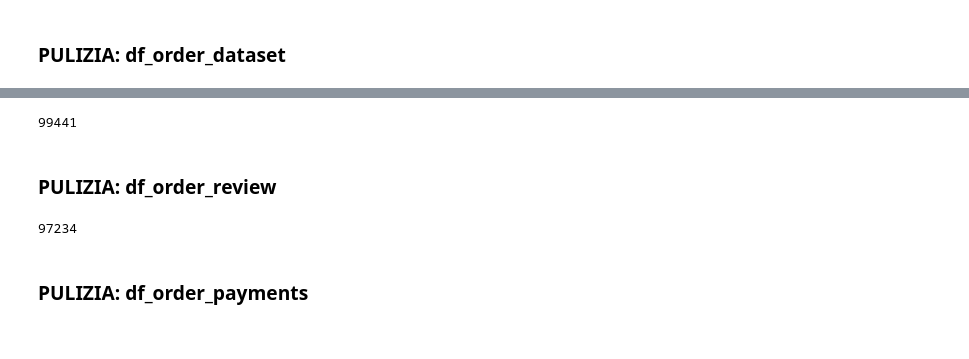
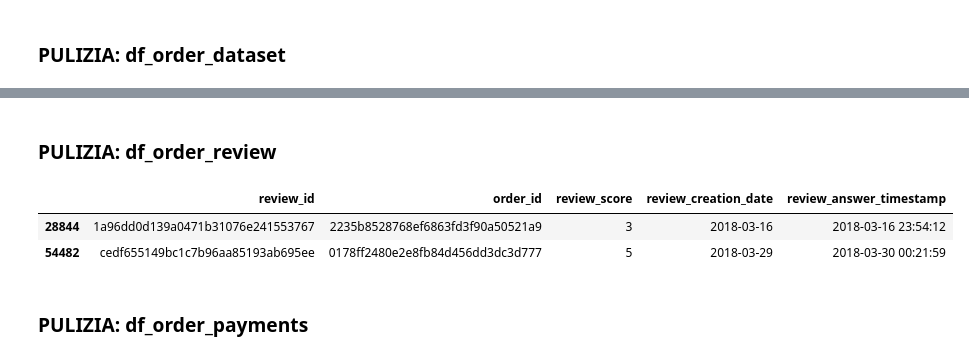
Before and after one commit to marcozanb/final_project, a Jupyter notebook: analisi_creazione_df.ipynb, the cells around one changed output, grey strips where cells are left out. Saved outputs shown, nothing was run; the diff lists cells and outputs as text; code cells hidden in the pictures.

```diff
--- a/analisi_creazione_df.ipynb
+++ b/analisi_creazione_df.ipynb
@@ -310,32 +297,22 @@ memory usage: 7.6 MB
-# %%
-df_order_dataset['order_id'].nunique()
-# %% [output]
-99441
 # %% [markdown]
 ### PULIZIA: df_order_review
 # %%
 # 1) Conversione della colonna review_creation_date in datetime
 # 2) Droppiamo le colonne (review_comment_title, review_comment_message)
-
-df_order_review = (
-    df_order_review[~df_order_review['order_id'].isin(order_id_to_delete)]
-    .copy()
-    .reset_index(drop=True)
-)
-
-
 
 # 1
 df_order_review['review_creation_date'] = pd.to_datetime(
     df_order_review['review_creation_date']
 )
 
 # 2
 df_order_review = df_order_review.drop(columns= ['review_comment_title', 'review_comment_message'])
 
-df_order_review['order_id'].nunique()
+df_order_review.sample(2)
 # %% [output]
-97234
+|  | review_id | order_id | review_score | review_creation_date | review_answer_timestamp |
+| 28844 | 1a96dd0d139a0471b31076e241553767 | 2235b8528768ef6863fd3f90a50521a9 | 3 | 2018-03-16 | 2018-03-16 23:54:12 |
+| 54482 | cedf655149bc1c7b96aa85193ab695ee | 0178ff2480e2e8fb84d456dd3dc3d777 | 5 | 2018-03-29 | 2018-03-30 00:21:59 |
 # %% [markdown]
 ### PULIZIA: df_order_payments
 # %%
```
Also changed, not shown: parts of 22 cells of this notebook, 3 other files.
